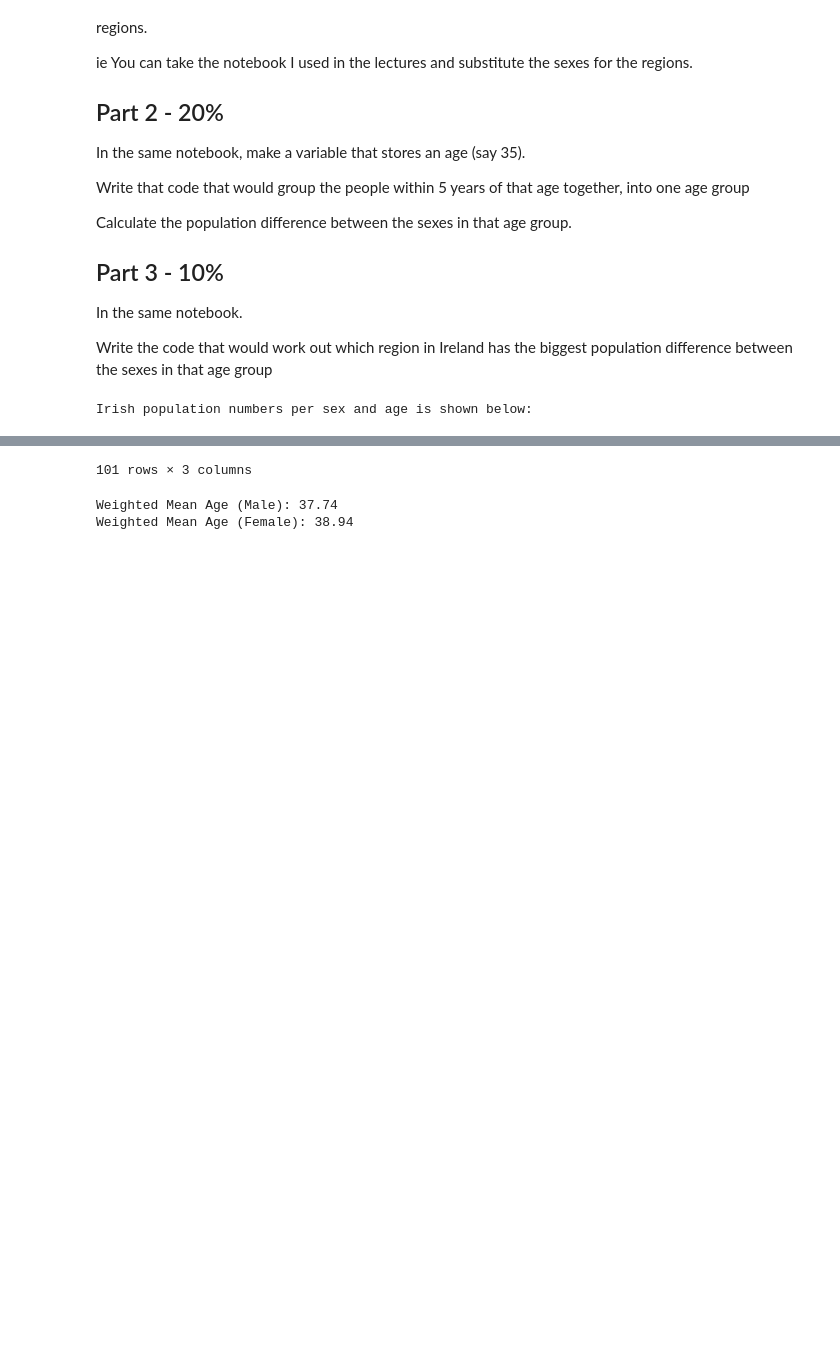
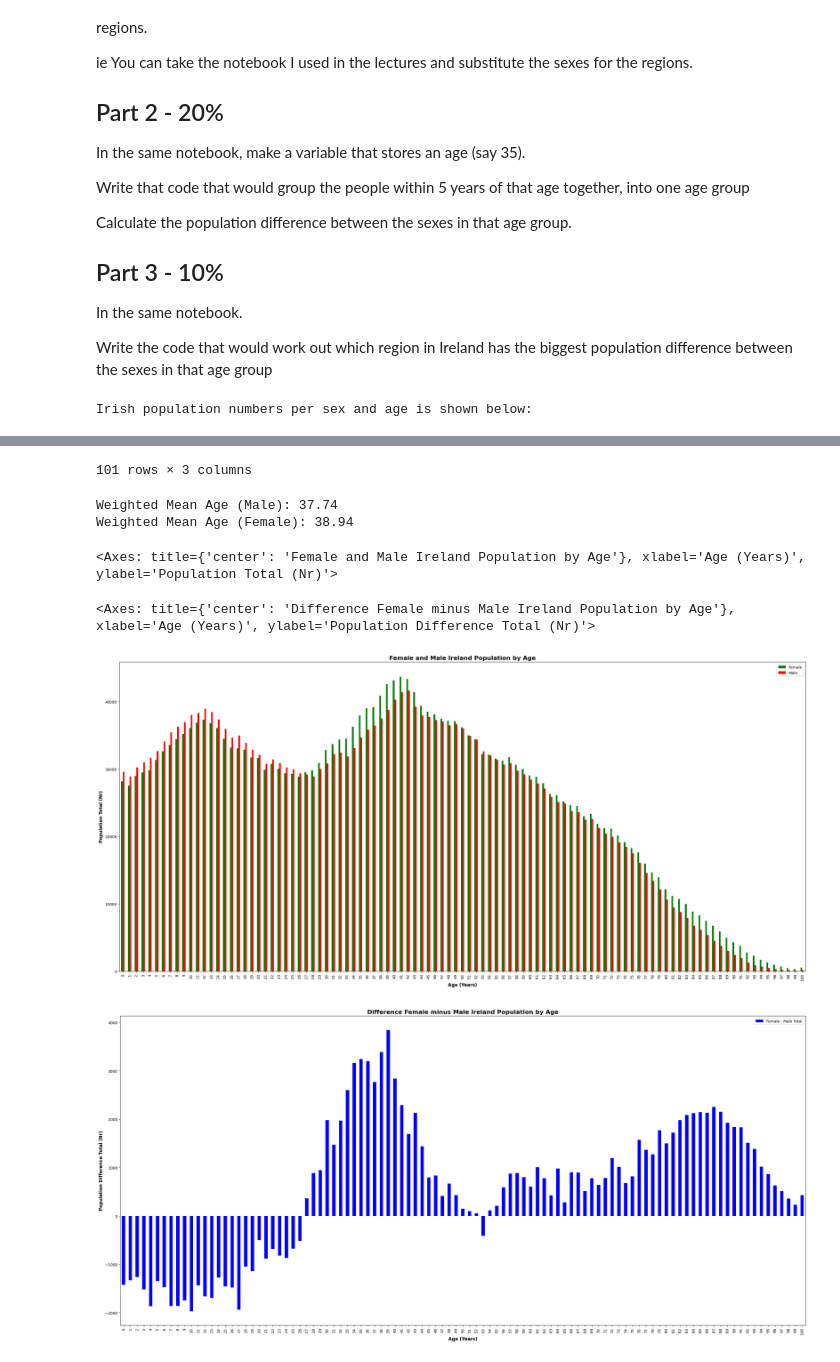
Before and after one commit to Hugo-van-Zyl/programming-for-data-analytics, a Jupyter notebook: Practical Assignments/assignment05-population.ipynb, the cells around one changed output, grey strips where cells are left out. Drawn from its saved outputs; the diff is of its cells as text; code cells hidden in the pictures; blank space fills up the shorter version.

Commit message:
Assignment 5 Part 1 completed

```diff
--- a/Practical Assignments/assignment05-population.ipynb
+++ b/Practical Assignments/assignment05-population.ipynb
@@ -25,8 +25,12 @@ In the same notebook.
 
 Write the code that would work out which region in Ireland has the biggest population difference between the sexes in that age group
 # %%
+# PART 1
 # Import pandas that I can work with the data in a dataframe format
 import pandas as pd
+
+# Import matplotlib for using plots
+import matplotlib as plt
 
 # use the url provided in Topic 5 notebook from the lecturer
 pop_url = "https://ws.cso.ie/public/api.restful/PxStat.Data.Cube_API.ReadDataset/FY006A/CSV/1.0/en"
@@ -60,33 +64,61 @@ print("Irish population numbers per sex and age is shown below: ")
 display(df_analize)
 
 # Now I have to calculated the weighted means per sex as per the task
 # Lecture notes state Weighted mean is sum(age*population at age) / sum (populations at age)
 # Weighted mean for males
 w_mean_male = (df_analize['Age'] * df_analize['Male']).sum() / df_analize['Male'].sum()
 
 # Weighted mean for females
 w_mean_female = (df_analize['Age'] * df_analize['Female']).sum() / df_analize['Female'].sum()
 
 # display weighted mean values
 print("Weighted Mean Age (Male):", f'{w_mean_male:.2f}') # show 2 decimals
 print("Weighted Mean Age (Female):", f'{w_mean_female:.2f}') # show 2 decimals
+
+# Now I need to show the difference between the sexes by age. I will try to do this with a plot as this might be the best way to show it
+# I will use a bar chart to illustarte this
+df_analize = pd.concat([df_analize.loc[[99]], df_analize.drop(99)]) # move index 99 to the front of the dataframe as this is Ago (less than 1 years)
+sexes_bar = df_analize.plot.bar(x='Age', y=['Female','Male'], figsize = (33,15), color={'Female': 'green', 'Male': 'red'})
+sexes_bar.set_title('Female and Male Ireland Population by Age', fontsize=16, weight='bold') # specify a title
+sexes_bar.set_ylabel('Population Total (Nr)', fontsize=12, weight='bold') # set name of y axis and bold text
+sexes_bar.set_xlabel('Age (Years)', fontsize=12, weight='bold') # set name of x axis and bold text
+
+display(sexes_bar)
+
+# Now I need to make a bar chart showing the differences in Female minus Male
+diffsexes_bar = df_analize # set original data to new variable
+diffsexes_bar['Female - Male Total'] = diffsexes_bar['Female'] - diffsexes_bar['Male'] # add new column which is the difference between Female minus Male total
+# diffsexes_bar test to see if correct
+diffsexes_bar = diffsexes_bar.plot.bar(x='Age', y=['Female - Male Total'], figsize = (33,15), color={'Female - Male Total': 'blue'})
+diffsexes_bar.set_title('Difference Female minus Male Ireland Population by Age', fontsize=16, weight='bold') # specify a title
+diffsexes_bar.set_ylabel('Population Difference Total (Nr)', fontsize=12, weight='bold') # set name of y axis and bold text
+diffsexes_bar.set_xlabel('Age (Years)', fontsize=12, weight='bold') # set name of x axis and bold text
+
+display(diffsexes_bar)
+# Note if value is negative this shows more males for that age, of value is positive it shows more females for that age
+
+# PART 2
 # %% [output]
 Irish population numbers per sex and age is shown below:
 |  | Age | Female | Male |
 | 0 | 1 | 27545 | 28875 |
 | 1 | 2 | 28974 | 30236 |
 | 2 | 3 | 29483 | 31001 |
 | 3 | 4 | 29819 | 31686 |
 | 4 | 5 | 31342 | 32684 |
 | ... | ... | ... | ... |
 | 96 | 97 | 732 | 217 |
 | 97 | 98 | 492 | 130 |
 | 98 | 99 | 336 | 105 |
 | 99 | 0 | 28186 | 29610 |
 | 100 | 100 | 584 | 154 |
 101 rows × 3 columns
 Weighted Mean Age (Male): 37.74
 Weighted Mean Age (Female): 38.94
+<Axes: title={'center': 'Female and Male Ireland Population by Age'}, xlabel='Age (Years)', ylabel='Population Total (Nr)'>
+<Axes: title={'center': 'Difference Female minus Male Ireland Population by Age'}, xlabel='Age (Years)', ylabel='Population Difference Total (Nr)'>
+[figure, added]
+[figure, added]
 # %% [markdown]
 ## Task Resources
 ### The following resources were used for completion of this task:
```
Also changed, not shown: parts of 1 cell of this notebook.
